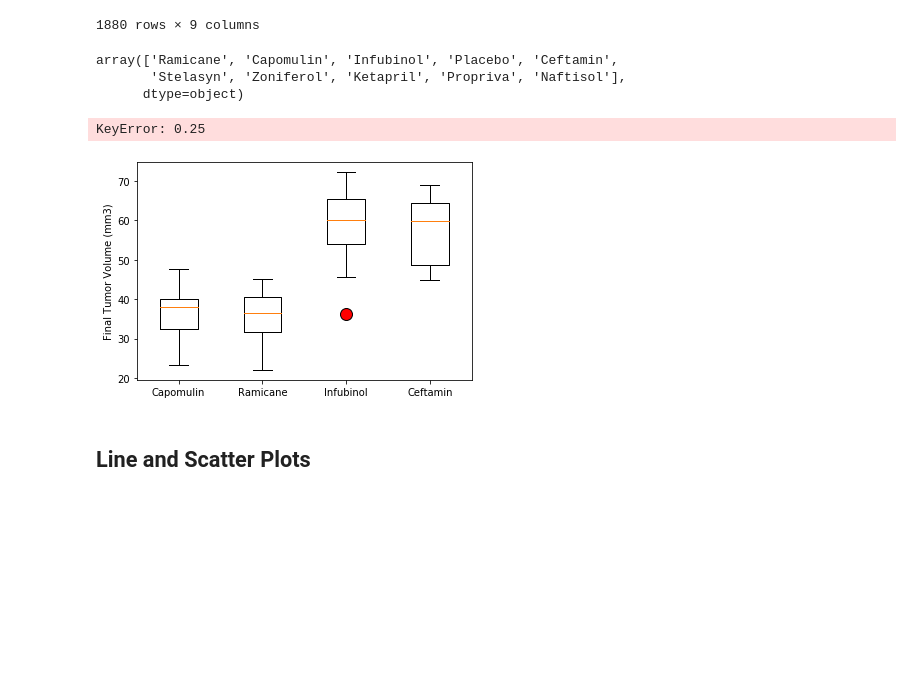
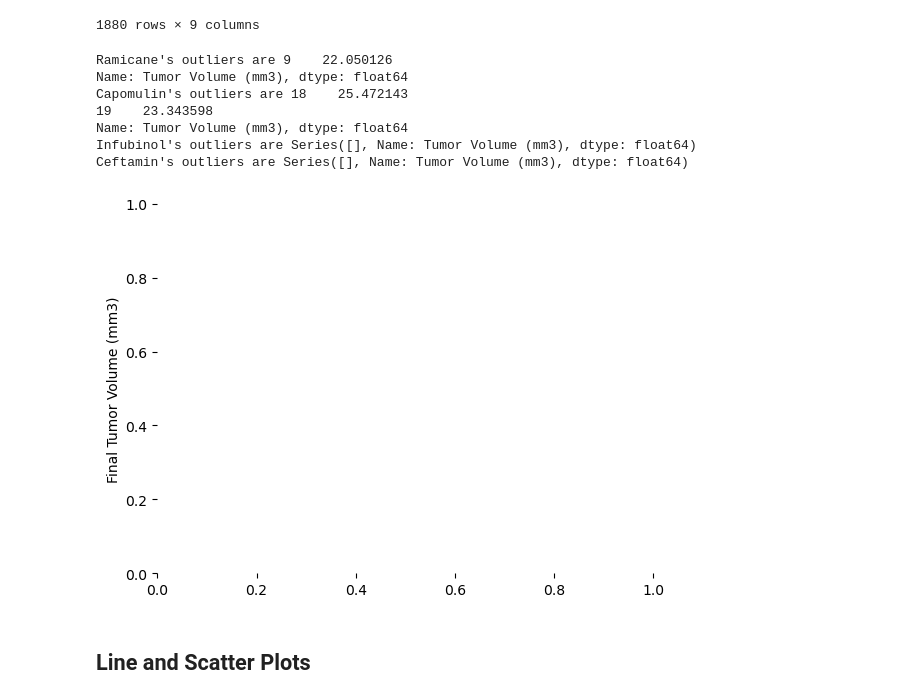
Before and after one commit to ssalinas619/Pymaceuticals-challenge, a Jupyter notebook: pymaceuticals_challenge.ipynb, the cells around one changed output. Cells and saved outputs as stored; diff of their text form; code cells hidden in the pictures; blank space fills up the shorter version.

```diff
--- a/pymaceuticals_challenge.ipynb
+++ b/pymaceuticals_challenge.ipynb
@@ -209,48 +210,47 @@ new_merge
 | 1878 | z969 | Naftisol | Male | 9 | 30 | 40 | 70.314904 | ... |
 | 1879 | z969 | Naftisol | Male | 9 | 30 | 45 | 73.867845 | ... |
 1880 rows × 9 columns
-# %%
-new_merge["Drug Regimen"].unique()
-# %% [output]
-array(['Ramicane', 'Capomulin', 'Infubinol', 'Placebo', 'Ceftamin',
-       'Stelasyn', 'Zoniferol', 'Ketapril', 'Propriva', 'Naftisol'],
-      dtype=object)
 # %%
 # Put treatments into a list for for loop (and later for plot labels)
-treatment_list = ['Ramicane', 'Capomulin', 'Infubinol', 'Placebo', 'Ceftamin',
-       'Stelasyn', 'Zoniferol', 'Ketapril', 'Propriva', 'Naftisol']
+treatment_list = ['Ramicane', 'Capomulin', 'Infubinol', 'Ceftamin']
 
 # Create empty list to fill with tumor vol data (for plotting)
-tumor_data ={'Ramicane' : [],
-            'Capomulin': [],
-            'Infubinol': [],
-            'Placebo': [],
-            'Ceftamin': [],
-            'Stelasyn': [],
-            'Zoniferol': [],
-            'Ketapril': [],
-            'Propriva': [],
-            'Naftisol': []}
+tumor_data ={}
 
 # Calculate the IQR and quantitatively determine if there are any potential outliers.
-quartiles = new_merge.quantile([.25,.5,.75])
-lowerq = quartiles[0.25]
-upperq = quartiles[0.75]
-iqr = upperq-lowerq
+
 
     # Locate the rows which contain mice on each drug and get the tumor volumes
-
+for treatment in treatment_list:
+    all_tumorvols= new_merge.loc[new_merge["Drug Regimen"]==treatment]["Tumor Volume (mm3)"]
 
     # add subset
-
+    tumor_data[treatment]=all_tumorvols
 
     # Determine outliers using upper and lower bounds
+    quartiles = all_tumorvols.quantile([.25,.5,.75])
+    lowerq = quartiles[0.25]
+    upperq = quartiles[0.75]
+    iqr = upperq-lowerq
+    lower_bound = lowerq - (1.5*iqr)
+    upper_bound = upperq + (1.5*iqr)
+    outlier_tumorvol = all_tumorvols.loc[(all_tumorvols < lower_bound) | (all_tumorvols > upper_bound)]
+    print(f"{treatment}'s outliers are {outlier_tumorvol}")
 # %% [output]
-KeyError: 0.25
+Ramicane's outliers are 9    22.050126
+Name: Tumor Volume (mm3), dtype: float64
+Capomulin's outliers are 18    25.472143
+19    23.343598
+Name: Tumor Volume (mm3), dtype: float64
+Infubinol's outliers are Series([], Name: Tumor Volume (mm3), dtype: float64)
+Ceftamin's outliers are Series([], Name: Tumor Volume (mm3), dtype: float64)
 # %%
 # Generate a box plot that shows the distrubution of the tumor volume for each treatment group.
+plt.box()
+plt.ylabel('Final Tumor Volume (mm3)')
+plt.show()
 # %% [output]
-[figure, old version]
+[figure, new version]
 # %% [markdown]
 ## Line and Scatter Plots
 # %%
```
Also changed, not shown: parts of 8 cells of this notebook.
